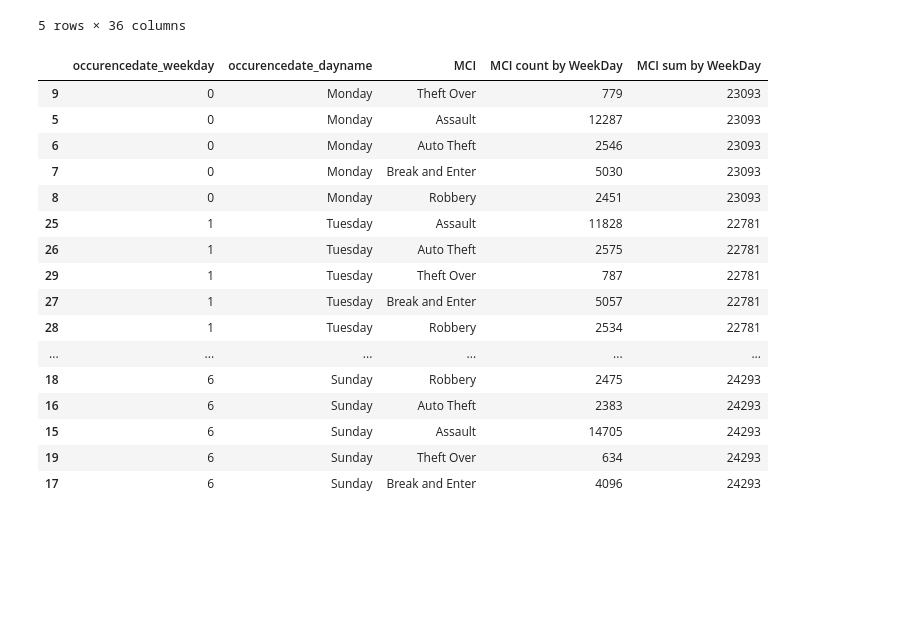
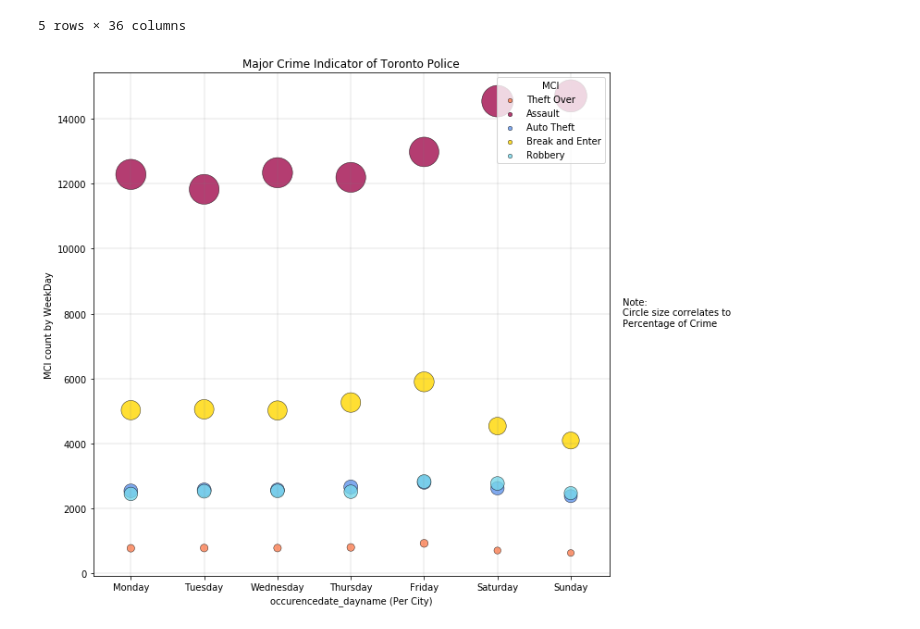
Before and after one commit to iragomez68/project-three-amigos-mci, a Jupyter notebook: MCI_Analysis.ipynb, the cells around one changed output. Drawn from its saved outputs; the diff is of its cells as text; code cells hidden in the pictures; blank space fills up the shorter version.

```diff
--- a/MCI_Analysis.ipynb
+++ b/MCI_Analysis.ipynb
@@ -74,31 +82,18 @@ MCI_df.head()
 | 4 | 4 | -79.541870 | 43.587353 | 69269 | GO-20161489900 | 2016-08-22T23:45:00.000Z | 2016-08-22T23:49:00.000Z | Outside | ... |
 5 rows × 36 columns
 # %%
+##Analysis for MCI indicator by days of week
 total_offence = len(MCI_df)
 MCI_df_Groupby_Day_and_MCI=MCI_df.groupby(["occurencedate_dayname","occurencedate_weekday","MCI"])["ObjectId"].agg([("MCI count by WeekDay","count")\
                                                                                ]).reset_index("MCI")
 MCI_df_Groupby_Day=MCI_df.groupby(["occurencedate_dayname","occurencedate_weekday"])["ObjectId"].agg([("MCI sum by WeekDay","count")\
                                                                                ])
+#MCI_df_Group.to_csv("Resources/Group_by_MCI.csv")
+MCI_df_Groupby_all=pd.merge(MCI_df_Groupby_Day_and_MCI,MCI_df_Groupby_Day,on=["occurencedate_weekday","occurencedate_dayname"]).reset_index(None)
+MCI_df_Groupby_all=MCI_df_Groupby_all.sort_values("occurencedate_weekday")
+MCI_df_Groupby_all["Percentage of Crime"]=MCI_df_Groupby_all["MCI count by WeekDay"]/MCI_df_Groupby_all["MCI sum by WeekDay"]*100
+
+MCI_df_Groupby_all=MCI_df_Groupby_all.reset_index(None)
+bubbleplot(MCI_df_Groupby_all,"occurencedate_dayname","MCI count by WeekDay","Percentage of Crime","MCI")
+# %% [output]
+[figure, added]
-# %%
-#MCI_df_Group.to_csv("Resources/Group_by_MCI.csv")
-MCI_df_Groupby_all=pd.merge(MCI_df_Groupby_Day_and_MCI,MCI_df_Groupby_Day,on=["occurencedate_weekday","occurencedate_dayname"]).reset_index(None)
-MCI_df_Groupby_all=MCI_df_Groupby_all.sort_values("occurencedate_weekday")
-MCI_df_Groupby_all
-# %% [output]
-|  | occurencedate_weekday | occurencedate_dayname | MCI | MCI count by WeekDay | MCI sum by WeekDay |
-| 9 | 0 | Monday | Theft Over | 779 | 23093 |
-| 5 | 0 | Monday | Assault | 12287 | 23093 |
-| 6 | 0 | Monday | Auto Theft | 2546 | 23093 |
-| 7 | 0 | Monday | Break and Enter | 5030 | 23093 |
-| 8 | 0 | Monday | Robbery | 2451 | 23093 |
-| 25 | 1 | Tuesday | Assault | 11828 | 22781 |
-| 26 | 1 | Tuesday | Auto Theft | 2575 | 22781 |
-| 29 | 1 | Tuesday | Theft Over | 787 | 22781 |
-| 27 | 1 | Tuesday | Break and Enter | 5057 | 22781 |
-| 28 | 1 | Tuesday | Robbery | 2534 | 22781 |
-| ... | ... | ... | ... | ... | ... |
-| 18 | 6 | Sunday | Robbery | 2475 | 24293 |
-| 16 | 6 | Sunday | Auto Theft | 2383 | 24293 |
-| 15 | 6 | Sunday | Assault | 14705 | 24293 |
-| 19 | 6 | Sunday | Theft Over | 634 | 24293 |
-| 17 | 6 | Sunday | Break and Enter | 4096 | 24293 |
```
Also changed, not shown: parts of 28 cells of this notebook.
